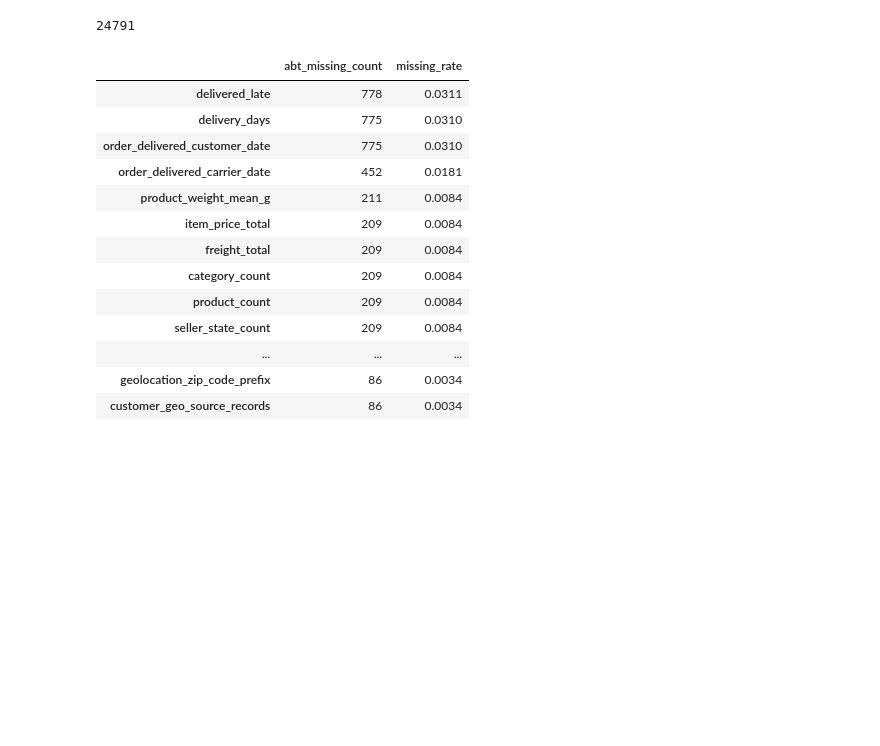
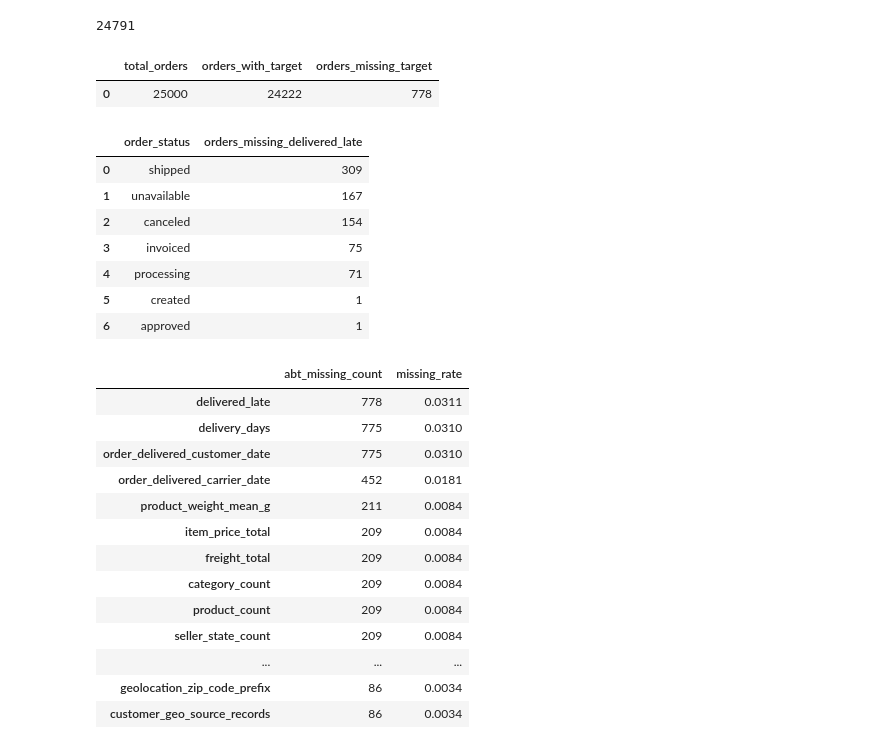
Before and after one commit to glendadavisjohnson/BAN6003_001_Project_Option2_Module1, a Jupyter notebook: notebooks/olist_project_starter.ipynb, the cells around one changed output. Cells and saved outputs as stored; diff of their text form; code cells hidden in the pictures; blank space fills up the shorter version.

Commit message:
Added missingness table

```diff
--- a/notebooks/olist_project_starter.ipynb
+++ b/notebooks/olist_project_starter.ipynb
@@ -690,6 +667,35 @@ The difference between 28,343 and 25,000 is not due to lost rows. I grouped the
 len(item_summary)
 # %% [output]
 24791
+# %%
+# DuckDB: target coverage and status of orders missing delivered_late
+import duckdb
+display(duckdb.sql("""
+    SELECT COUNT(*)                         AS total_orders,
+           COUNT(delivered_late)            AS orders_with_target,
+           COUNT(*) - COUNT(delivered_late) AS orders_missing_target
+    FROM abt
+""").df())
+
+display(duckdb.sql("""
+    SELECT order_status,
+           COUNT(*) AS orders_missing_delivered_late
+    FROM abt
+    WHERE delivered_late IS NULL
+    GROUP BY order_status
+    ORDER BY orders_missing_delivered_late DESC
+""").df())
+# %% [output]
+|  | total_orders | orders_with_target | orders_missing_target |
+| 0 | 25000 | 24222 | 778 |
+|  | order_status | orders_missing_delivered_late |
+| 0 | shipped | 309 |
+| 1 | unavailable | 167 |
+| 2 | canceled | 154 |
+| 3 | invoiced | 75 |
+| 4 | processing | 71 |
+| 5 | created | 1 |
+| 6 | approved | 1 |
 # %%
 # Missing values in the ABT after integration (only columns with any missing values)
 abt_missing_count = abt.isna().sum()
```
Also changed, not shown: parts of 3 cells of this notebook.
